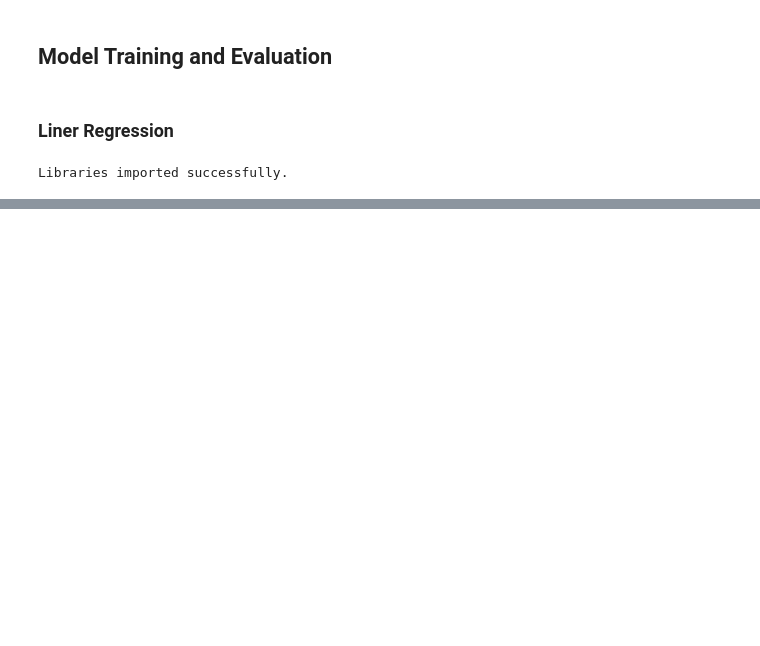
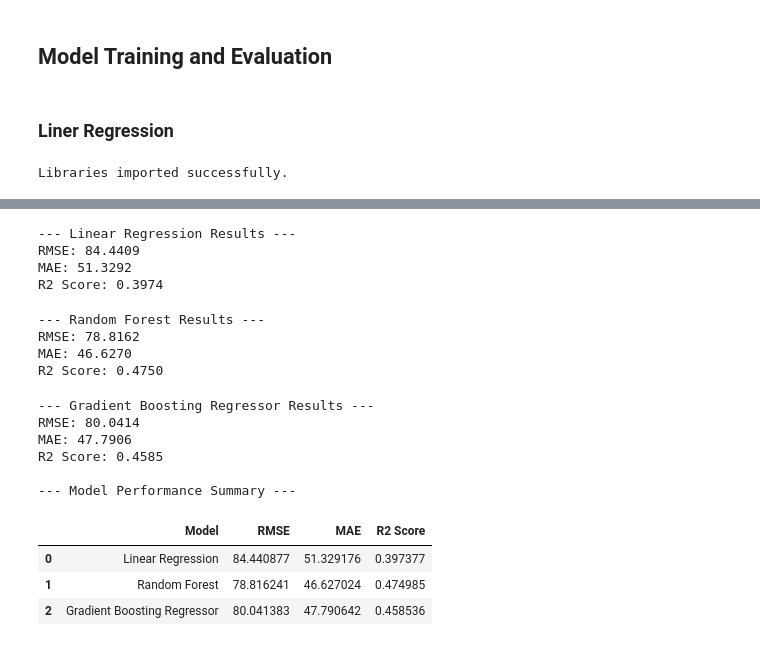
Before and after one commit to Dhruvrana8/airbnb-price-prediction-mlflow, a Jupyter notebook: notebook/index.ipynb, the cells around one changed output, grey strips where cells are left out. Drawn from its saved outputs; the diff is of its cells as text; code cells hidden in the pictures; blank space fills up the shorter version.

```diff
--- a/notebook/index.ipynb
+++ b/notebook/index.ipynb
@@ -308,8 +359,0 @@ Creating new feature and modifying existing feature
-# %%
-df_clean['reviews_per_listing'] = df_clean['number_of_reviews'] / \
-    df_clean['calculated_host_listings_count']
-df_clean['reviews_per_listing'] = df_clean['reviews_per_listing'].replace([
-                                                                          np.inf, -np.inf], 0)
-print("Descriptive statistics for 'reviews_per_listing':")
-display(df_clean['reviews_per_listing'].describe())
-display(df_clean.head())
@@ -385,12 +359,0 @@ Name: price_per_night, dtype: float64
-# %%
-df_clean['log_number_of_reviews'] = np.log1p(df_clean['number_of_reviews'])
-df_clean['log_minimum_nights'] = np.log1p(df_clean['minimum_nights'])
-df_clean['log_calculated_host_listings_count'] = np.log1p(
-    df_clean['calculated_host_listings_count'])
-
-print("First 5 rows of the DataFrame with new log-transformed features:")
-display(df_clean.head())
-
-print("\nDescriptive statistics for new log-transformed features:")
-display(df_clean[['log_number_of_reviews', 'log_minimum_nights',
-        'log_calculated_host_listings_count']].describe())
@@ -470,0 +461,50 @@ Libraries imported successfully.
+# %%
+model_performance_list = []
+
+# Linear Regression
+lr_model = LinearRegression(fit_intercept=True)
+lr_params = lr_model.get_params()
+lr_results = train_evaluate_log_model(
+    lr_model, "Linear Regression", lr_params, X_train, y_train, X_val, y_val)
+model_performance_list.append(lr_results)
+
+# Random Forest Regressor
+rf_model = RandomForestRegressor(
+    random_state=42, n_estimators=100, max_depth=10)
+rf_params = rf_model.get_params()
+rf_results = train_evaluate_log_model(
+    rf_model, "Random Forest", rf_params, X_train, y_train, X_val, y_val)
+model_performance_list.append(rf_results)
+
+# Gradient Boosting Regressor
+gbr_model = GradientBoostingRegressor(
+    random_state=42, n_estimators=100, learning_rate=0.1, max_depth=3)
+gbr_params = gbr_model.get_params()
+gbr_results = train_evaluate_log_model(
+    gbr_model, "Gradient Boosting Regressor", gbr_params, X_train, y_train, X_val, y_val)
+model_performance_list.append(gbr_results)
+
+# Convert results to DataFrame
+model_performance_df = pd.DataFrame(model_performance_list)
+
+print("\n--- Model Performance Summary ---")
+display(model_performance_df)
+# %% [output]
+--- Linear Regression Results ---
+RMSE: 84.4409
+MAE: 51.3292
+R2 Score: 0.3974
+--- Random Forest Results ---
+RMSE: 78.8162
+MAE: 46.6270
+R2 Score: 0.4750
+--- Gradient Boosting Regressor Results ---
+RMSE: 80.0414
+MAE: 47.7906
+R2 Score: 0.4585
+
+--- Model Performance Summary ---
+|  | Model | RMSE | MAE | R2 Score |
+| 0 | Linear Regression | 84.440877 | 51.329176 | 0.397377 |
+| 1 | Random Forest | 78.816241 | 46.627024 | 0.474985 |
+| 2 | Gradient Boosting Regressor | 80.041383 | 47.790642 | 0.458536 |
```
Also changed, not shown: parts of 12 cells of this notebook, 1 other file.
